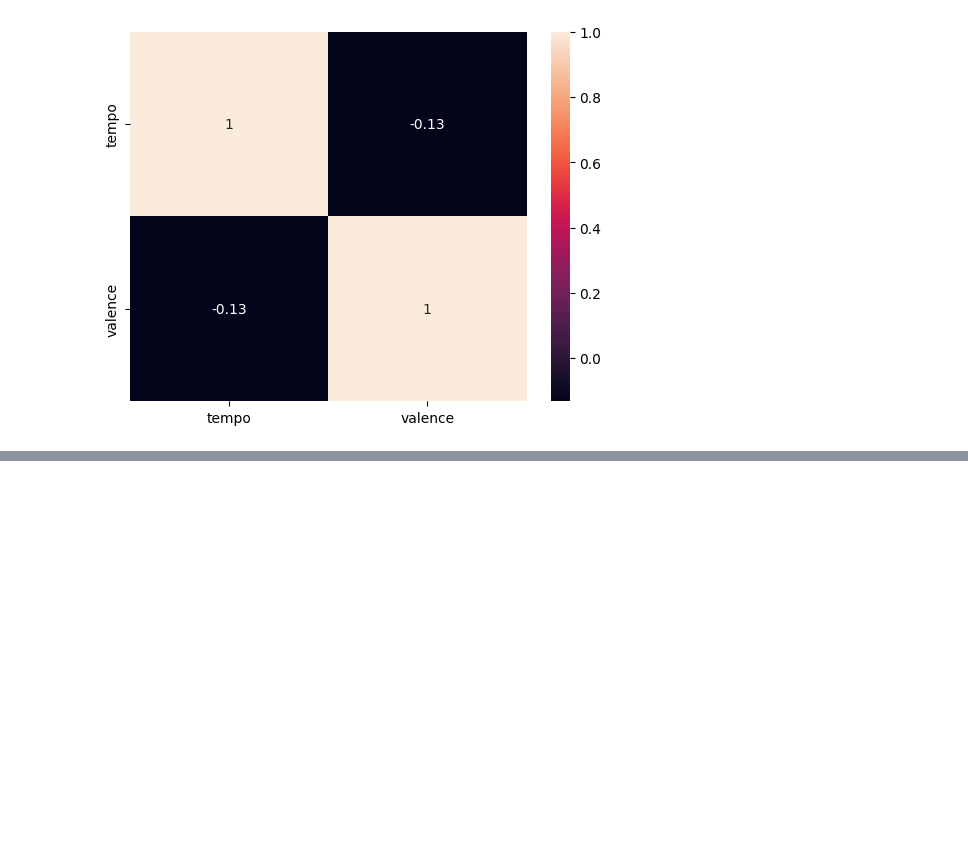
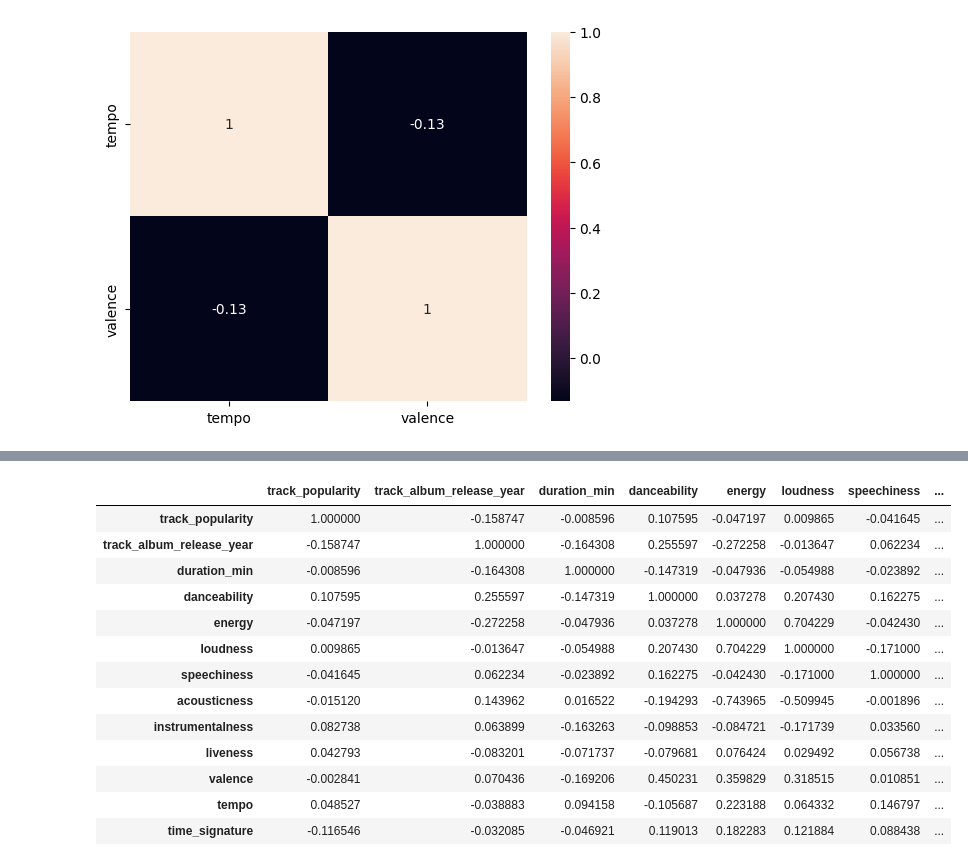
Before and after one commit to Ramonalyst/Music_Recommendation_System, a Jupyter notebook: MRS_statistical_testing.ipynb, the cells around one changed output, grey strips where cells are left out. Drawn from its saved outputs; the diff is of its cells as text; code cells hidden in the pictures; blank space fills up the shorter version.

```diff
--- a/MRS_statistical_testing.ipynb
+++ b/MRS_statistical_testing.ipynb
@@ -284,0 +351,17 @@ sns.heatmap(corr_matrix_2_top_100, annot=True)
+# %%
+df_top_100_corr.corr()
+# %% [output]
+|  | track_popularity | track_album_release_year | duration_min | danceability | energy | loudness | speechiness | ... |
+| track_popularity | 1.000000 | -0.158747 | -0.008596 | 0.107595 | -0.047197 | 0.009865 | -0.041645 | ... |
+| track_album_release_year | -0.158747 | 1.000000 | -0.164308 | 0.255597 | -0.272258 | -0.013647 | 0.062234 | ... |
+| duration_min | -0.008596 | -0.164308 | 1.000000 | -0.147319 | -0.047936 | -0.054988 | -0.023892 | ... |
+| danceability | 0.107595 | 0.255597 | -0.147319 | 1.000000 | 0.037278 | 0.207430 | 0.162275 | ... |
+| energy | -0.047197 | -0.272258 | -0.047936 | 0.037278 | 1.000000 | 0.704229 | -0.042430 | ... |
+| loudness | 0.009865 | -0.013647 | -0.054988 | 0.207430 | 0.704229 | 1.000000 | -0.171000 | ... |
+| speechiness | -0.041645 | 0.062234 | -0.023892 | 0.162275 | -0.042430 | -0.171000 | 1.000000 | ... |
+| acousticness | -0.015120 | 0.143962 | 0.016522 | -0.194293 | -0.743965 | -0.509945 | -0.001896 | ... |
+| instrumentalness | 0.082738 | 0.063899 | -0.163263 | -0.098853 | -0.084721 | -0.171739 | 0.033560 | ... |
+| liveness | 0.042793 | -0.083201 | -0.071737 | -0.079681 | 0.076424 | 0.029492 | 0.056738 | ... |
+| valence | -0.002841 | 0.070436 | -0.169206 | 0.450231 | 0.359829 | 0.318515 | 0.010851 | ... |
+| tempo | 0.048527 | -0.038883 | 0.094158 | -0.105687 | 0.223188 | 0.064332 | 0.146797 | ... |
+| time_signature | -0.116546 | -0.032085 | -0.046921 | 0.119013 | 0.182283 | 0.121884 | 0.088438 | ... |
```
Also changed, not shown: parts of 13 cells of this notebook.
